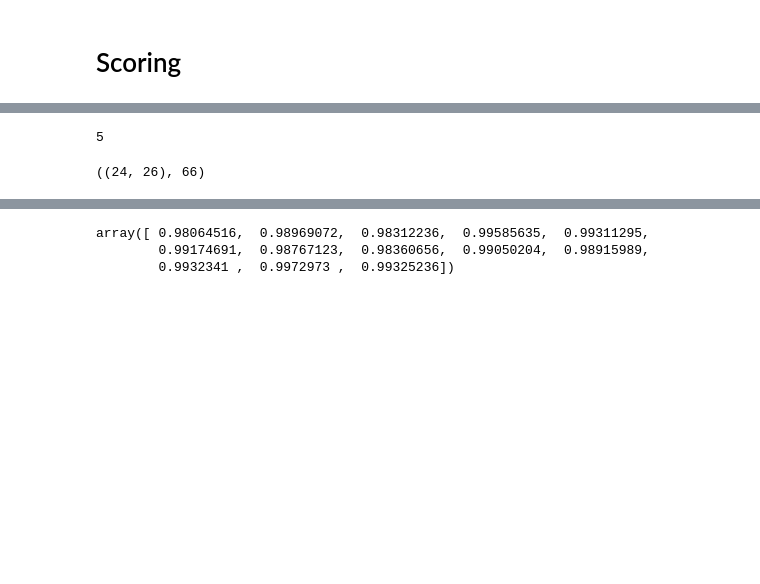
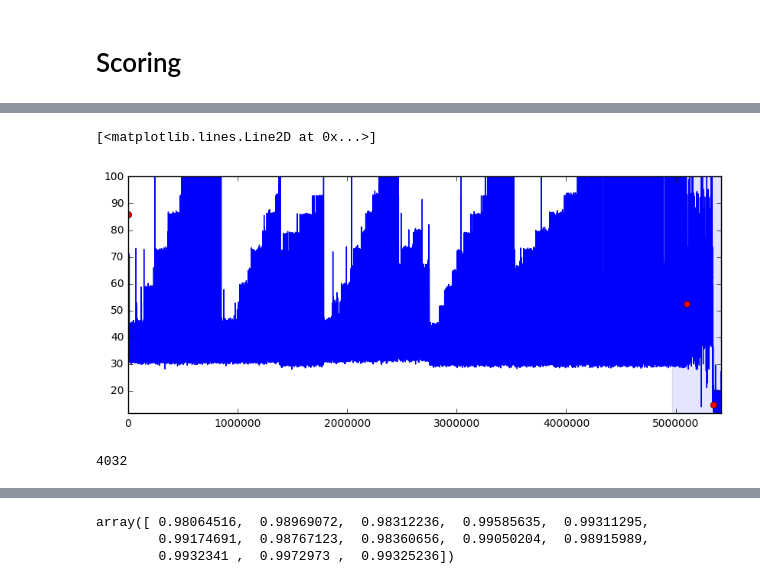
Before and after one commit to ishvlad/Conformal-Anomaly-Detection, a Jupyter notebook: experiments/ipython_notebooks/main_book.ipynb, the cells around one changed output, grey strips where cells are left out. Cells and saved outputs as stored; diff of their text form; code cells hidden in the pictures; blank space fills up the shorter version.

```diff
--- a/experiments/ipython_notebooks/main_book.ipynb
+++ b/experiments/ipython_notebooks/main_book.ipynb
@@ -221,7 +221,7 @@ class KnncadDetector:
 
                 return [self.cad(new_item)]
 # %%
-is_nab = False
+is_nab = True
 
 root = '../../data/data_nab/' if is_nab else '../../data/data_yahoo/'
 root_l = '../../data/labels/combined_labels.json' if is_nab else '../../data/labels/yahoo_labels.json'
@@ -307,4 +296,0 @@ Complete 600 records
-# %%
-sum(5)
-# %% [output]
-5
@@ -317,37 +297,28 @@ dims = np.array([2,16,32,48,64])
-# %%
-def objFunction(k, dim):
-    return -abs(k+dim-50)
-
-ks = np.linspace(2,30,5).astype(int)
-dims = np.linspace(2,30,5).astype(int)
-
-# edit division
-to_tuple = lambda ij: (ij//len(dims), ij%len(dims))
-buffer = []
-count = 0
-while len(ks) > 3 or len(dims) > 3:
-    vals = np.ones((len(ks), len(dims)))*np.inf
-    if len(buffer) != 0:
-        vals[[0,0,-1,-1],[0,-1,0,-1]] = buffer
-
-    for i,k in enumerate(ks):
-        for j,dim in enumerate(dims):
-            if vals[i,j] == np.inf:
-                vals[i, j] = objFunction(k, dim)
-                count += 1
-
-    best_ind = to_tuple(np.argmax(vals))
-    min_vals = (max(best_ind[0]-1, 0), max(best_ind[1]-1, 0))
-    max_vals = (min(best_ind[0]+1, len(ks)-1), min(best_ind[1]+1, len(dims)-1))
-
-    buffer = [vals[min_vals], vals[min_vals[0], max_vals[1]],
-              vals[max_vals[0], min_vals[1]], vals[max_vals]]
-
-    best = (ks[best_ind[0]], dims[best_ind[1]])
-
-    ks = sorted(list(set(np.linspace(ks[min_vals[0]],ks[max_vals[0]],5).astype(int))))
-    dims = sorted(list(set(np.linspace(dims[min_vals[1]],dims[max_vals[1]],5).astype(int))))
-
-best, count
-# %% [output]
-((24, 26), 66)
+# %%
+path = 'realKnownCause/'
+files = [f for f in listdir(root+path) if not f.startswith('.')]
+name = path+files[1]
+df = pd.read_csv(root+name)
+fig = plt.figure(figsize=(10,4))
+csv = df
+x = [to_int(tm)- to_int(csv['timestamp'][0]) for tm in list(csv['timestamp'])]
+y = list(csv['value'])
+ax = fig.add_subplot(1, 1, 1)
+ax.plot(x, y)
+ax.axis('tight')
+
+for wind in windows[name]:
+    begin = to_int(wind[0].split('.')[0]) - to_int(csv['timestamp'][0])
+    end = to_int(wind[1].split('.')[0])-to_int(csv['timestamp'][0])
+    ax.add_patch(patches.Rectangle((begin, min(y)), end-begin, max(y)-min(y),alpha=0.1))
+# plot anomalies
+pt = 0
+index = [list(csv['timestamp']).index(lab) for lab in labels[name]]
+ax.plot([x[j] for j in index] + [x[pt]], [y[j] for j in index] + [df.value[pt]], 'or')
+# %% [output]
+[<matplotlib.lines.Line2D at 0x...>]
+[figure, added]
+# %%
+len(df)
+# %% [output]
+4032
```
Also changed, not shown: parts of 8 cells of this notebook, 1 other file.
